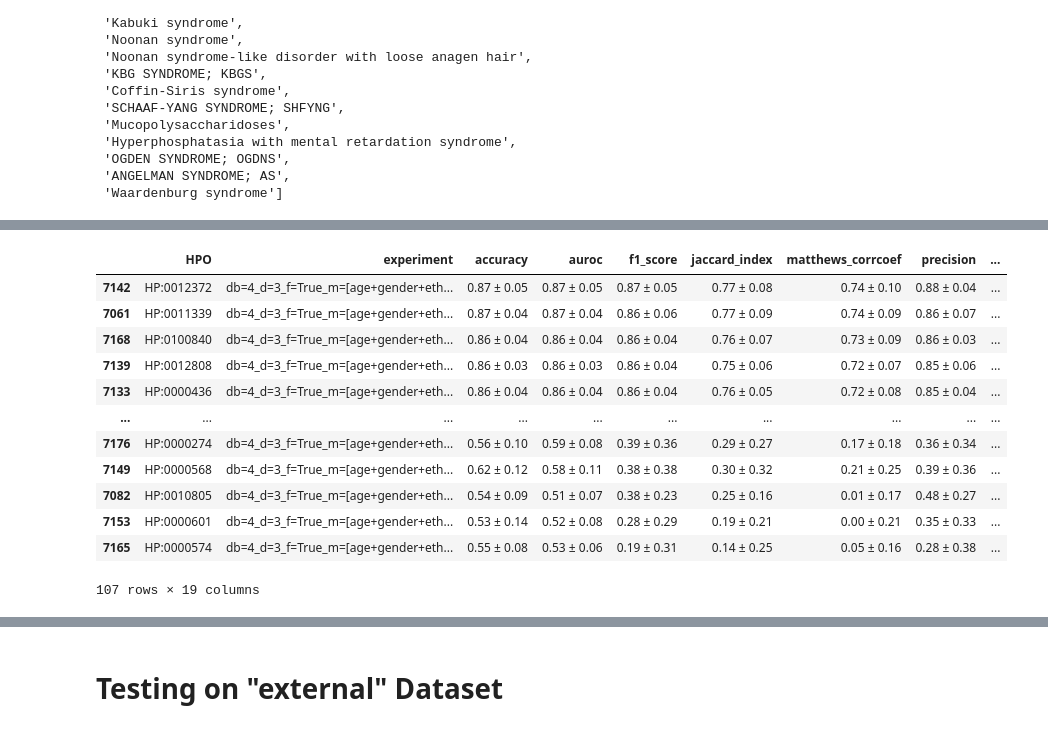
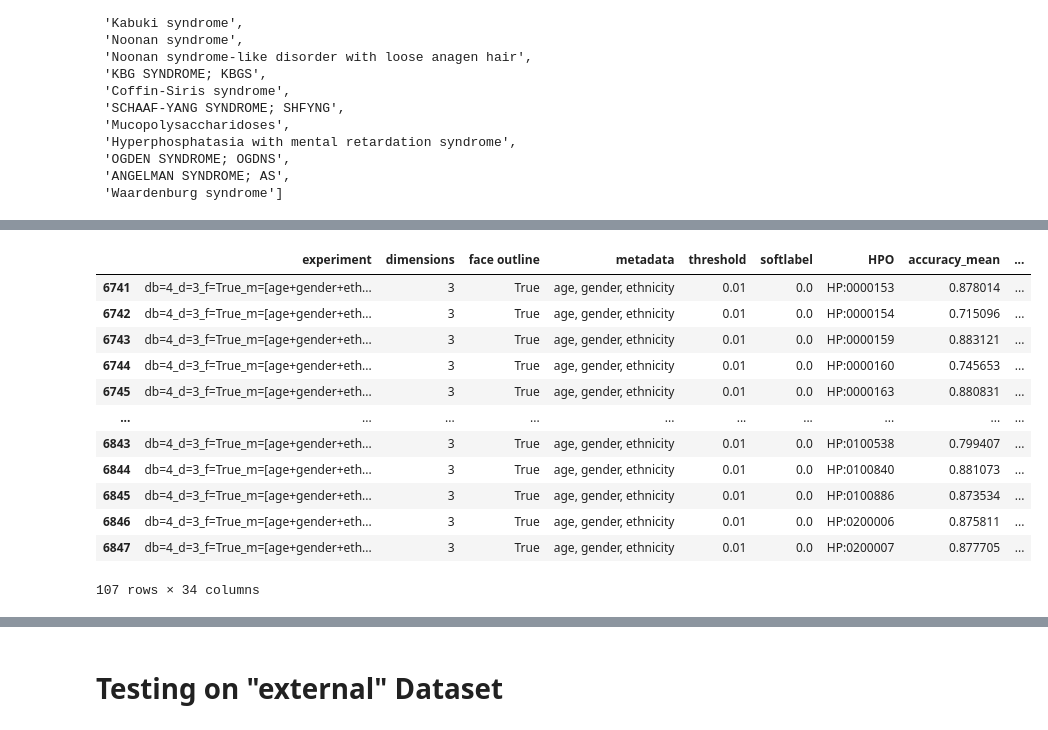
Before and after one commit to hcmlab/FaceMesh2HPO, a Jupyter notebook: analyze.ipynb, the cells around one changed output, grey strips where cells are left out. Cells and saved outputs as stored; diff of their text form; code cells hidden in the pictures.

```diff
--- a/analyze.ipynb
+++ b/analyze.ipynb
@@ -83,5 +71,5 @@ df_pointnet
 # %%
-hpo = HumanPhenotypeTerm.load_ontology('data', download=False)
+hpo = HumanPhenotypeTerm.load_ontology(data_dir, download=False)
 hp_abnorm_face = hpo.find_successor('HP:0000271')  # Abnormality of the face
 hp_abnorm_eye = hpo.find_successor('HP:0000478')  # Abnormality of the eye
 hp_abnorm_eyebrow = hpo.find_successor('HP:0000534')  # Abnormal eyebrow morphology
@@ -125,5 +113,5 @@ prune_subtree(hpo)
 hpo_filter = [h.id for h in hpo.all_successors()]
 leaf_hpos = [h for h in hpo.all_successors() if h.is_leaf()]
 all_hpos = {h.id: h for h in hpo.all_successors()}
-len(hpo_filter)
+print('Amount of HPOs to be used (if trainable): ', len(hpo_filter))
 # %% [output]
@@ -272,0 +174,32 @@ df_result_complete
+# %%
+# Build the full expected HPO grid for every experiment configuration
+group_cols = ['experiment', 'dimensions', 'face outline', 'metadata', 'threshold', 'softlabel']
+
+existing_configs = df_filtered[group_cols].drop_duplicates()
+
+full_index = existing_configs.assign(key=1).merge(
+    pd.DataFrame({'HPO': sorted(df_filtered['HPO'].unique().tolist()), 'key': 1}),
+    on='key'
+).drop(columns='key')
+
+# Merge observed rows onto the complete grid
+df_result_complete = full_index.merge(
+    df_filtered,
+    on=group_cols + ['HPO'],
+    how='left'
+)
+
+# Fill missing metrics with -1
+non_fill_cols = group_cols + ['HPO']
+metric_fill_cols = [c for c in df_result_complete.columns if c not in non_fill_cols]
+
+for col in metric_fill_cols:
+    df_result_complete[col] = df_result_complete[col].fillna(0)
+
+# Optional: keep rows ordered nicely
+df_result_complete = df_result_complete.sort_values(group_cols + ['HPO']).reset_index(drop=True)
+
+# counts = df_filtered.groupby('experiment').size()
+# keep_experiments = counts[counts == 107].index
+# df_result_complete = df_filtered[df_filtered['experiment'].isin(keep_experiments)]
+df_result_complete
@@ -333,36 +561,37 @@ with open(os.path.join(publication_dir, 'ablation_study.tex'), 'w') as f:
 # %%
 best_model_config = \
-df_plot_filtered.groupby('experiment')[[metric_mean, metric_std]].mean().sort_values(by=[metric_mean], ascending=False).iloc[
-    0].name
-best_model = df_plot_filtered[df_plot_filtered['experiment'] == best_model_config]
+    df_result_complete.groupby('experiment')[[metric_mean, metric_std]].mean().sort_values(by=[metric_mean],
+                                                                                           ascending=False).iloc[
+        0].name
+best_model = df_result_complete[df_result_complete['experiment'] == best_model_config]
 additional_params = {'inputpoints': [], 'parameters': []}
 for hpo_id in best_model['HPO'].unique():
     hpo_df = best_model[best_model['HPO'] == hpo_id]
     exp_base_dir = os.path.join(output_dir, hpo_id.replace(':', '_'), hpo_df['experiment'].values[0])
     pmi = np.load(os.path.join(exp_base_dir, 'point_mask_input.npy'))
     num_in_points = pmi.sum()
     conf = json.load(open(os.path.join(exp_base_dir, 'config.json'), 'r'))
     model_spec = create_model(pmi, conf['dimensions'], conf['meta_data'])
     param_count = sum(p.numel() for p in model_spec.parameters())
     additional_params['inputpoints'].append(num_in_points)
     additional_params['parameters'].append(param_count)
 
 best_model = best_model.assign(**additional_params)
 best_model
 # %% [output]
-|  | HPO | experiment | accuracy | auroc | f1_score | jaccard_index | matthews_corrcoef | precision | ... |
-| 7142 | HP:0012372 | db=4_d=3_f=True_m=[age+gender+eth... | 0.87 ± 0.05 | 0.87 ± 0.05 | 0.87 ± 0.05 | 0.77 ± 0.08 | 0.74 ± 0.10 | 0.88 ± 0.04 | ... |
-| 7061 | HP:0011339 | db=4_d=3_f=True_m=[age+gender+eth... | 0.87 ± 0.04 | 0.87 ± 0.04 | 0.86 ± 0.06 | 0.77 ± 0.09 | 0.74 ± 0.09 | 0.86 ± 0.07 | ... |
-| 7168 | HP:0100840 | db=4_d=3_f=True_m=[age+gender+eth... | 0.86 ± 0.04 | 0.86 ± 0.04 | 0.86 ± 0.04 | 0.76 ± 0.07 | 0.73 ± 0.09 | 0.86 ± 0.03 | ... |
-| 7139 | HP:0012808 | db=4_d=3_f=True_m=[age+gender+eth... | 0.86 ± 0.03 | 0.86 ± 0.03 | 0.86 ± 0.04 | 0.75 ± 0.06 | 0.72 ± 0.07 | 0.85 ± 0.06 | ... |
-| 7133 | HP:0000436 | db=4_d=3_f=True_m=[age+gender+eth... | 0.86 ± 0.04 | 0.86 ± 0.04 | 0.86 ± 0.04 | 0.76 ± 0.05 | 0.72 ± 0.08 | 0.85 ± 0.04 | ... |
+|  | experiment | dimensions | face outline | metadata | threshold | softlabel | HPO | accuracy_mean | ... |
+| 6741 | db=4_d=3_f=True_m=[age+gender+eth... | 3 | True | age, gender, ethnicity | 0.01 | 0.0 | HP:0000153 | 0.878014 | ... |
+| 6742 | db=4_d=3_f=True_m=[age+gender+eth... | 3 | True | age, gender, ethnicity | 0.01 | 0.0 | HP:0000154 | 0.715096 | ... |
+| 6743 | db=4_d=3_f=True_m=[age+gender+eth... | 3 | True | age, gender, ethnicity | 0.01 | 0.0 | HP:0000159 | 0.883121 | ... |
+| 6744 | db=4_d=3_f=True_m=[age+gender+eth... | 3 | True | age, gender, ethnicity | 0.01 | 0.0 | HP:0000160 | 0.745653 | ... |
+| 6745 | db=4_d=3_f=True_m=[age+gender+eth... | 3 | True | age, gender, ethnicity | 0.01 | 0.0 | HP:0000163 | 0.880831 | ... |
 | ... | ... | ... | ... | ... | ... | ... | ... | ... | ... |
-| 7176 | HP:0000274 | db=4_d=3_f=True_m=[age+gender+eth... | 0.56 ± 0.10 | 0.59 ± 0.08 | 0.39 ± 0.36 | 0.29 ± 0.27 | 0.17 ± 0.18 | 0.36 ± 0.34 | ... |
-| 7149 | HP:0000568 | db=4_d=3_f=True_m=[age+gender+eth... | 0.62 ± 0.12 | 0.58 ± 0.11 | 0.38 ± 0.38 | 0.30 ± 0.32 | 0.21 ± 0.25 | 0.39 ± 0.36 | ... |
-| 7082 | HP:0010805 | db=4_d=3_f=True_m=[age+gender+eth... | 0.54 ± 0.09 | 0.51 ± 0.07 | 0.38 ± 0.23 | 0.25 ± 0.16 | 0.01 ± 0.17 | 0.48 ± 0.27 | ... |
-| 7153 | HP:0000601 | db=4_d=3_f=True_m=[age+gender+eth... | 0.53 ± 0.14 | 0.52 ± 0.08 | 0.28 ± 0.29 | 0.19 ± 0.21 | 0.00 ± 0.21 | 0.35 ± 0.33 | ... |
-| 7165 | HP:0000574 | db=4_d=3_f=True_m=[age+gender+eth... | 0.55 ± 0.08 | 0.53 ± 0.06 | 0.19 ± 0.31 | 0.14 ± 0.25 | 0.05 ± 0.16 | 0.28 ± 0.38 | ... |
+| 6843 | db=4_d=3_f=True_m=[age+gender+eth... | 3 | True | age, gender, ethnicity | 0.01 | 0.0 | HP:0100538 | 0.799407 | ... |
+| 6844 | db=4_d=3_f=True_m=[age+gender+eth... | 3 | True | age, gender, ethnicity | 0.01 | 0.0 | HP:0100840 | 0.881073 | ... |
+| 6845 | db=4_d=3_f=True_m=[age+gender+eth... | 3 | True | age, gender, ethnicity | 0.01 | 0.0 | HP:0100886 | 0.873534 | ... |
+| 6846 | db=4_d=3_f=True_m=[age+gender+eth... | 3 | True | age, gender, ethnicity | 0.01 | 0.0 | HP:0200006 | 0.875811 | ... |
+| 6847 | db=4_d=3_f=True_m=[age+gender+eth... | 3 | True | age, gender, ethnicity | 0.01 | 0.0 | HP:0200007 | 0.877705 | ... |
-107 rows × 19 columns
+107 rows × 34 columns
 # %%
 # Compute Prevalence
 result = {}
```
Also changed, not shown: parts of 59 cells of this notebook, 25 other files.
